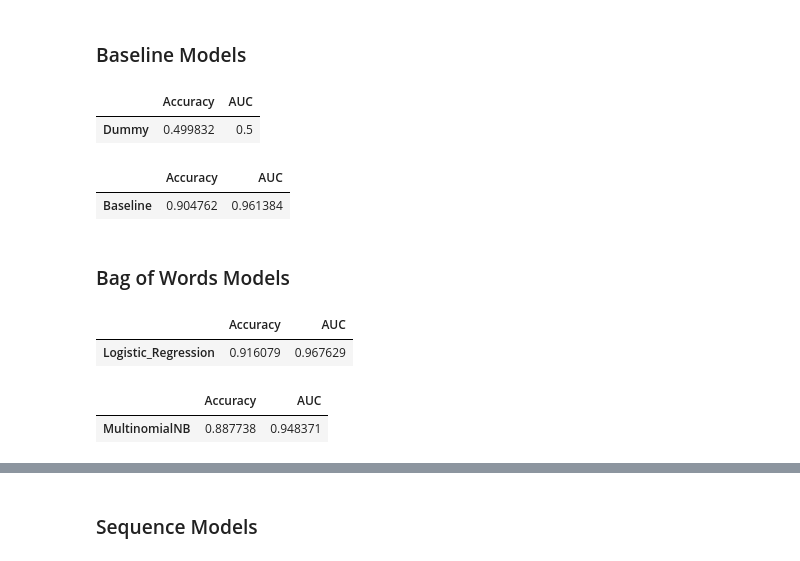
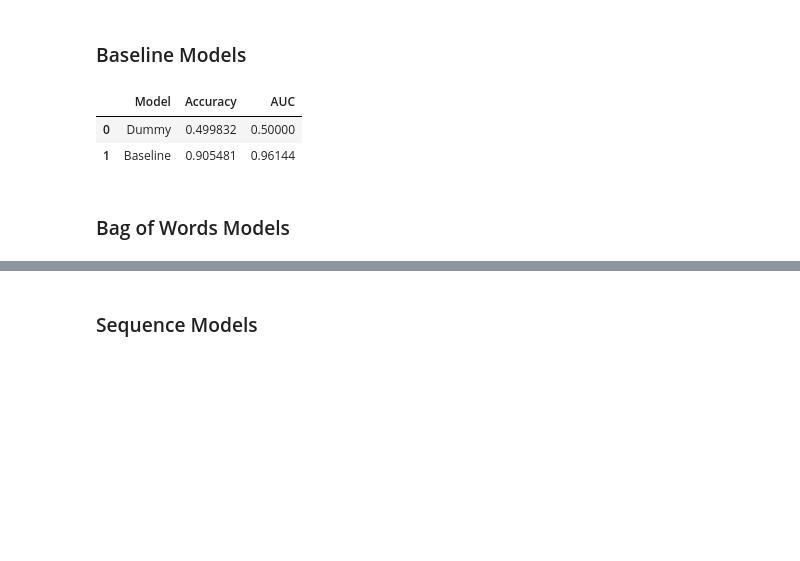
Before and after one commit to rlodetti/airline_sentiment_analysis, a Jupyter notebook: Airline Review Sentiment Analysis.ipynb, the cells around one changed output, grey strips where cells are left out. Saved outputs shown, nothing was run; the diff lists cells and outputs as text; code cells hidden in the pictures; blank space fills up the shorter version.

Commit message:
finished Data Prep

```diff
--- a/Airline Review Sentiment Analysis.ipynb
+++ b/Airline Review Sentiment Analysis.ipynb
@@ -300,0 +287,18 @@ for i, word in enumerate(vocabulary):
+# %%
+# Transform the training and test sets using the Bag of Words pipeline
+X_train_bow_transformed = bow_pipe.fit_transform(X_train_bow, y_train)
+X_test_bow_transformed = bow_pipe.transform(X_test_bow)
+
+# Making a validation dataset to use when fitting MLP model
+X_train_mlp, X_val_mlp, y_train_mlp, y_val_mlp = train_test_split(
+    X_train_bow_transformed, y_train,
+    test_size=0.1,  # Reserve 10% of the data for validation
+    stratify=y_train,  # Stratify split based on the labels to ensure balanced classes
+    random_state=42
+)
+
+# Prepare TensorFlow datasets for training, validation, and testing phases
+# Convert sparse matrix to dense format for compatibility with TensorFlow
+mlp_train_ds = code.prepare_tf_dataset(X_train_mlp.todense(), y_train_mlp, 256, is_training=True)
+mlp_val_ds = code.prepare_tf_dataset(X_val_mlp.todense(), y_val_mlp, 256)
+mlp_test_ds = code.prepare_tf_dataset(X_test_bow_transformed.todense(), y_test, 256)
@@ -328,59 +390,19 @@ CALLBACKS = [EarlyStopping(monitor='val_loss',
 # %% [markdown]
 ### Baseline Models
 # %%
-# Dummy Model
+# Instantiating Baseline Models
 dummy_model = DummyClassifier(strategy='uniform', random_state=42)
+baseline_model = LogisticRegression(max_iter=1000)
 
-def bag_of_words_CV(model_name, model, pipe, X_train, y_train, cv):
-    model_pipeline = Pipeline(
-        steps=pipe.steps + [
-            (model_name, model)
-        ]
-    )
-    cv_results = cross_validate(model_pipeline,
-                            X_train,
-                            y_train,
-                            cv=cv,
-                            scoring=['accuracy', 'roc_auc'],
-                            return_train_score=False)
 
-    model_pipeline.fit(X_train, y_train)
+dummy_model.fit(X_train_bow_transformed, y_train)
+baseline_model.fit(X_train_bow_transformed, y_train)
 
-    dump(model_pipeline,'data/' + model_name + '_pipeline.joblib')
-
-    accuracy = cv_results['test_accuracy'].mean()
-    auc = cv_results['test_roc_auc'].mean()
-    df = pd.DataFrame([[accuracy,auc]],columns=['Accuracy','AUC'], index=[model_name])
-    return df
-
-bag_of_words_CV('Dummy', dummy_model, bow_pipe, X_train_bow, y_train, cv=skf)
+# Loading Cross Validation Scores
+pd.read_pickle('data/saved_models/model_scores_df.pkl').iloc[:2,:]
 # %% [output]
-|  | Accuracy | AUC |
-| Dummy | 0.499832 | 0.5 |
+|  | Model | Accuracy | AUC |
+| 0 | Dummy | 0.499832 | 0.50000 |
+| 1 | Baseline | 0.905481 | 0.96144 |
-# %%
-baseline_model = LogisticRegression(max_iter=1000)
-
-code.bag_of_words_CV('Baseline', baseline_model, bow_pipe, X_train_bow, y_train, cv=skf)
-# %% [output]
-|  | Accuracy | AUC |
-| Baseline | 0.904762 | 0.961384 |
 # %% [markdown]
 ### Bag of Words Models
-# %%
-log_reg = LogisticRegression(C=9.42012179027564,
-                         max_iter= 100,
-                         solver= 'newton-cg')
-
-code.bag_of_words_CV('Logistic_Regression', log_reg, bow_pipe, X_train_bow, y_train, cv=skf)
-# %% [output]
-|  | Accuracy | AUC |
-| Logistic_Regression | 0.916079 | 0.967629 |
-# %%
-mnb_model = MultinomialNB(fit_prior= False,
-                    class_prior= None,
-                    alpha= 0.01)
-
-code.bag_of_words_CV('MultinomialNB', mnb_model, bow_pipe, X_train_bow, y_train, cv=skf)
-# %% [output]
-|  | Accuracy | AUC |
-| MultinomialNB | 0.887738 | 0.948371 |
```
Also changed, not shown: parts of 45 cells of this notebook, 1 other file.
